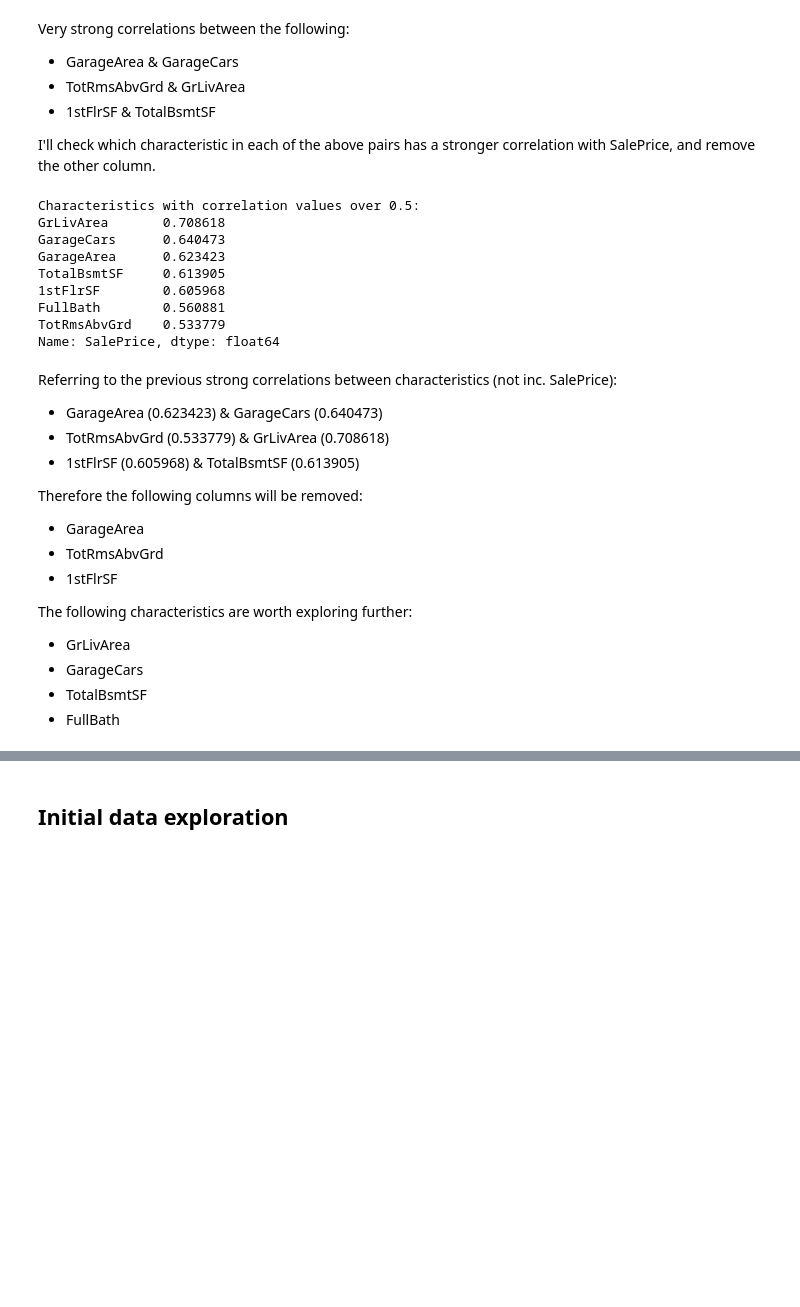
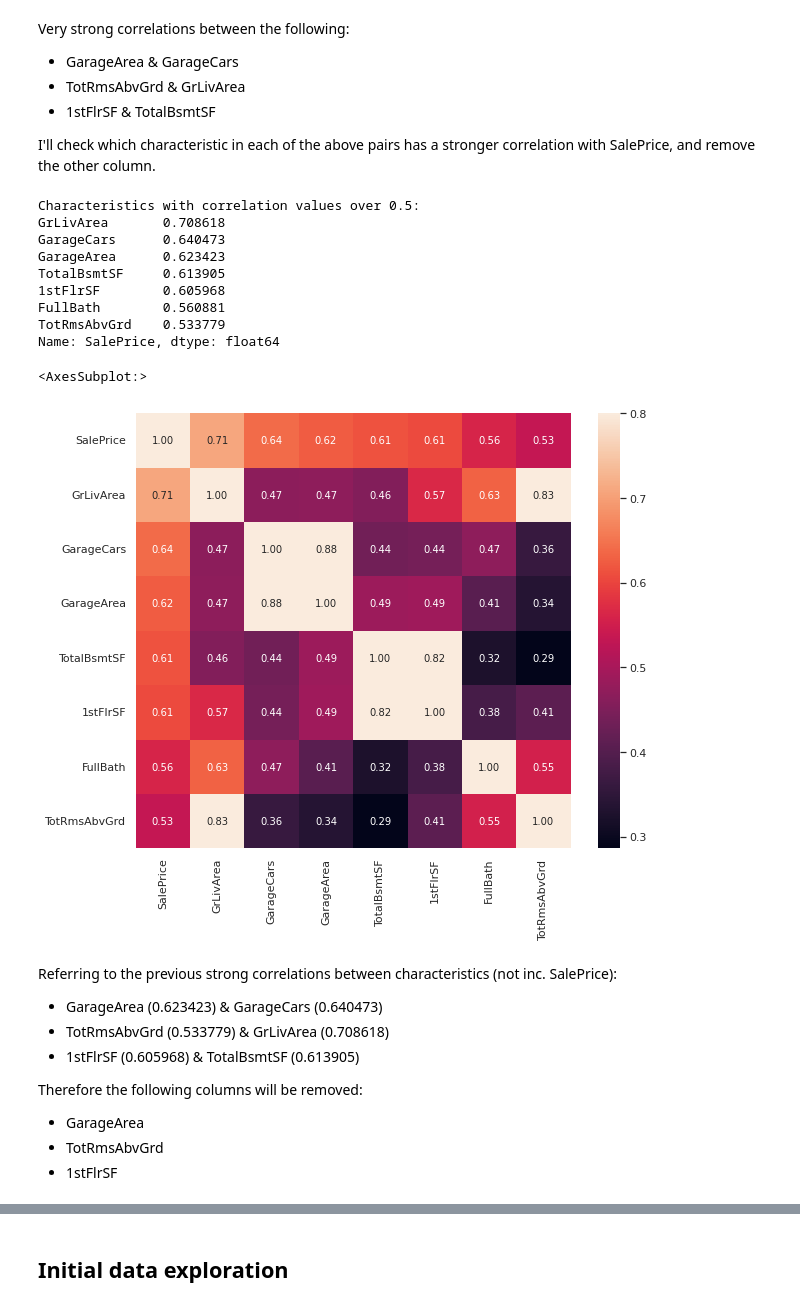
Before and after one commit to KadinSchultz/House-Price-Predictions, a Jupyter notebook: house-prices-kadin-s.ipynb, the cells around one changed output, grey strips where cells are left out. Saved outputs shown, nothing was run; the diff lists cells and outputs as text; code cells hidden in the pictures; blank space fills up the shorter version.

```diff
--- a/house-prices-kadin-s.ipynb
+++ b/house-prices-kadin-s.ipynb
@@ -6,11 +6,11 @@ import numpy as np
 import pandas as pd
 
 import matplotlib.pyplot as plt
+from matplotlib.offsetbox import AnchoredText
 %matplotlib inline
 
 import seaborn as sns
 color = sns.color_palette()
-sns.set_style('whitegrid')
 
 import warnings
 warnings.filterwarnings('ignore')
@@ -155,28 +155,30 @@ I'll check which characteristic in each of the above pairs has a stronger correl
 # %%
 # Saleprice correlation matrix
 #     Only including characteristics with correlation values over corrMin (relative to SalePrice)
 
 corrMin = 0.5
 corrSalePrice = corrMat[corrMat['SalePrice'].abs() >= corrMin]['SalePrice'].sort_values(ascending = False)
 print('Characteristics with correlation values over {}:\n{}\n'.format(corrMin, corrSalePrice.drop('SalePrice')))
 
 cols = corrSalePrice.index
 cm = np.corrcoef(df_train[cols].values.T)
 
-#sns.set(font_scale = 1.0, rc = {'figure.figsize': (10, 8)})
-#sns.heatmap(cm, cbar = True, annot = True, square = True,
-            #fmt = '0.2f', annot_kws = {'size': 10}, vmax = 0.8,
-            #xticklabels = cols.values, yticklabels = cols.values)
+sns.set(font_scale = 1.0, rc = {'figure.figsize': (10, 8)})
+sns.heatmap(cm, cbar = True, annot = True, square = True,
+            fmt = '0.2f', annot_kws = {'size': 10}, vmax = 0.8,
+            xticklabels = cols.values, yticklabels = cols.values)
 # %% [output]
 Characteristics with correlation values over 0.5:
 GrLivArea       0.708618
 GarageCars      0.640473
 GarageArea      0.623423
 TotalBsmtSF     0.613905
 1stFlrSF        0.605968
 FullBath        0.560881
 TotRmsAbvGrd    0.533779
 Name: SalePrice, dtype: float64
+<AxesSubplot:>
+[figure, added]
 # %% [markdown]
 Referring to the previous strong correlations between characteristics (not inc. SalePrice):
 * GarageArea (0.623423) & GarageCars (0.640473)
@@ -187,9 +189,3 @@ Therefore the following columns will be removed:
 * GarageArea
 * TotRmsAbvGrd
 * 1stFlrSF
-
-The  following characteristics are worth exploring further:
-* GrLivArea
-* GarageCars
-* TotalBsmtSF
-* FullBath
```
Also changed, not shown: parts of 11 cells of this notebook.
